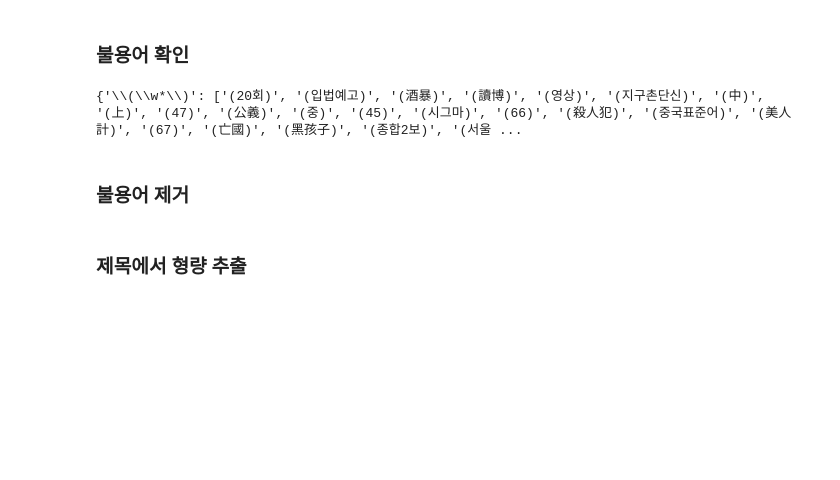
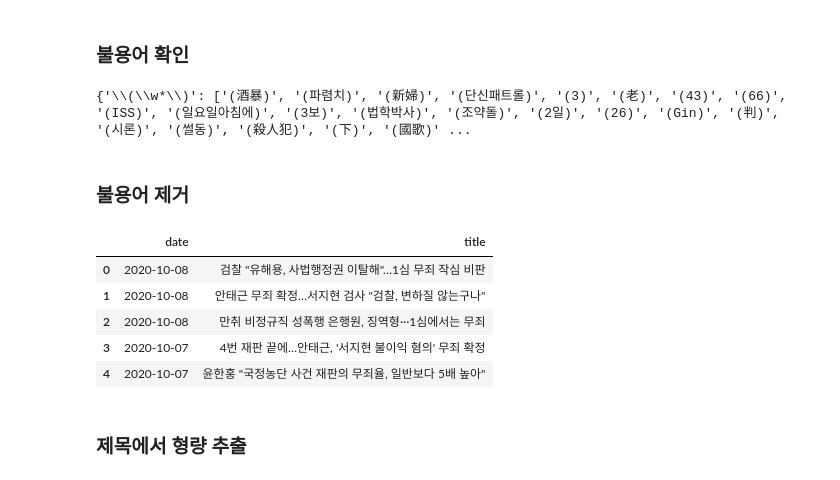
Before and after one commit to HyeJuSeon/Judgement_Prediction, a Jupyter notebook: code/preprocessing/Preprocessing.ipynb, the cells around one changed output. Cells and saved outputs as stored; diff of their text form; code cells hidden in the pictures; blank space fills up the shorter version.

```diff
--- a/code/preprocessing/Preprocessing.ipynb
+++ b/code/preprocessing/Preprocessing.ipynb
@@ -436,9 +452,12 @@ titleResult = TitlePreprocessing()
 # %% [markdown]
 ### 불용어 확인
 # %%
+reTitle = ['\(\w*\)', '\[\w*\]', '<\w*>', '{\w*}']
+
+
 print(titleResult.getStopword(title, reTitle))
 # %% [output]
-{'\\(\\w*\\)': ['(20회)', '(입법예고)', '(酒暴)', '(讀博)', '(영상)', '(지구촌단신)', '(中)', '(上)', '(47)', '(公義)', '(중)', '(45)', '(시그마)', '(66)', '(殺人犯)', '(중국표준어)', '(美人計)', '(67)', '(亡國)', '(黑孩子)', '(종합2보)', '(서울 ...
+{'\\(\\w*\\)': ['(酒暴)', '(파렴치)', '(新婦)', '(단신패트롤)', '(3)', '(老)', '(43)', '(66)', '(ISS)', '(일요일아침에)', '(3보)', '(법학박사)', '(조약돌)', '(2일)', '(26)', '(Gin)', '(判)', '(시론)', '(썰동)', '(殺人犯)', '(下)', '(國歌)' ...
 # %% [markdown]
 ### 불용어 제거
 # %%
@@ -448,6 +464,15 @@ reTitle = ['\(\w*\)', '\[\w*\]', '<\w*>', '{\w*}']
 titles = titleResult.removeStopword(title, reTitle)
 # %%
 preData['title'] = titles
+# %%
+preData.head()
+# %% [output]
+|  | date | title |
+| 0 | 2020-10-08 | 검찰 "유해용, 사법행정권 이탈해"…1심 무죄 작심 비판 |
+| 1 | 2020-10-08 | 안태근 무죄 확정…서지현 검사 "검찰, 변하질 않는구나" |
+| 2 | 2020-10-08 | 만취 비정규직 성폭행 은행원, 징역형···1심에서는 무죄 |
+| 3 | 2020-10-07 | 4번 재판 끝에…안태근, '서지현 불이익 혐의' 무죄 확정 |
+| 4 | 2020-10-07 | 윤한홍 "국정농단 사건 재판의 무죄율, 일반보다 5배 높아" |
 # %% [markdown]
 ### 제목에서 형량 추출
 # %%
```
Also changed, not shown: parts of 56 cells of this notebook.
